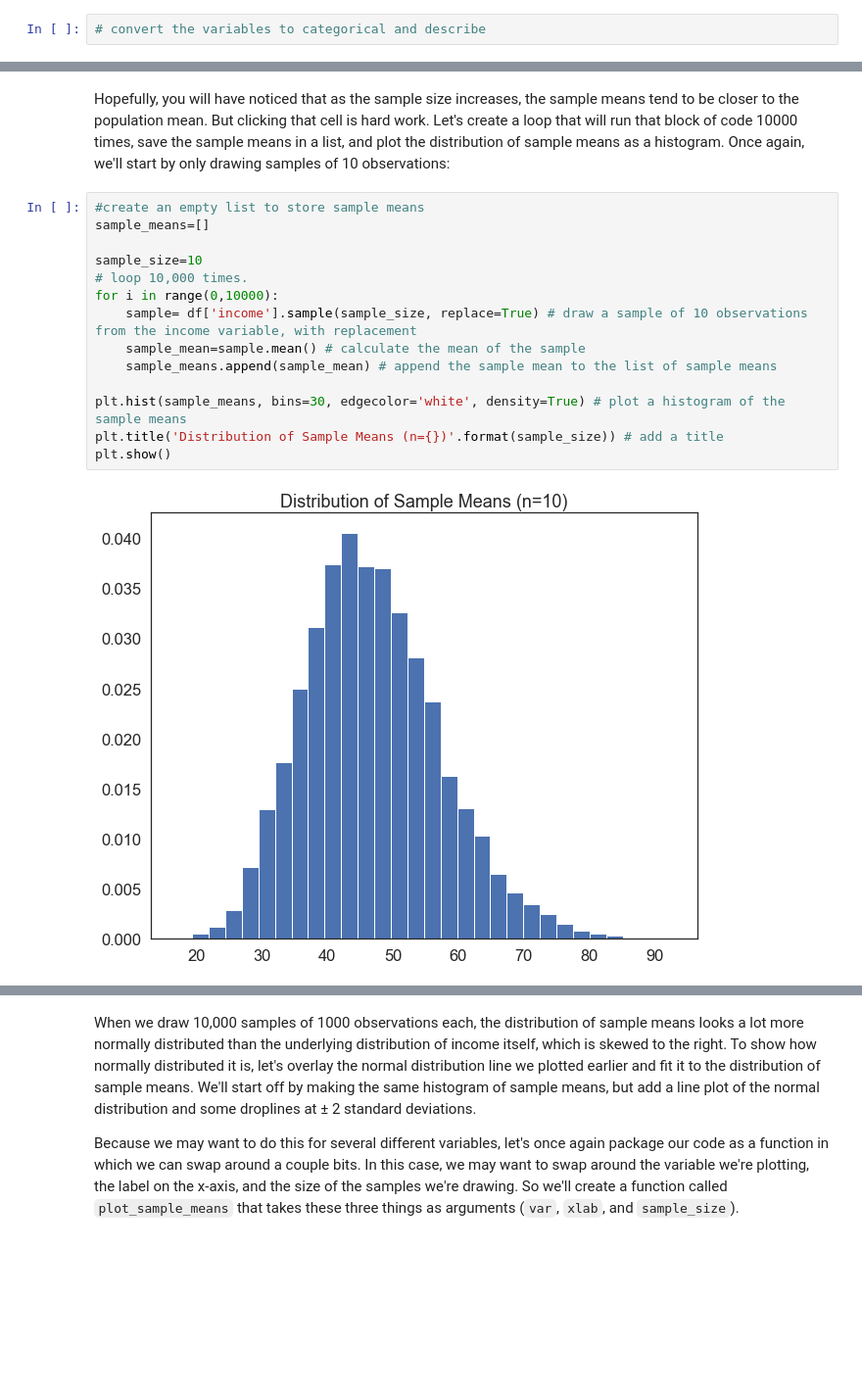
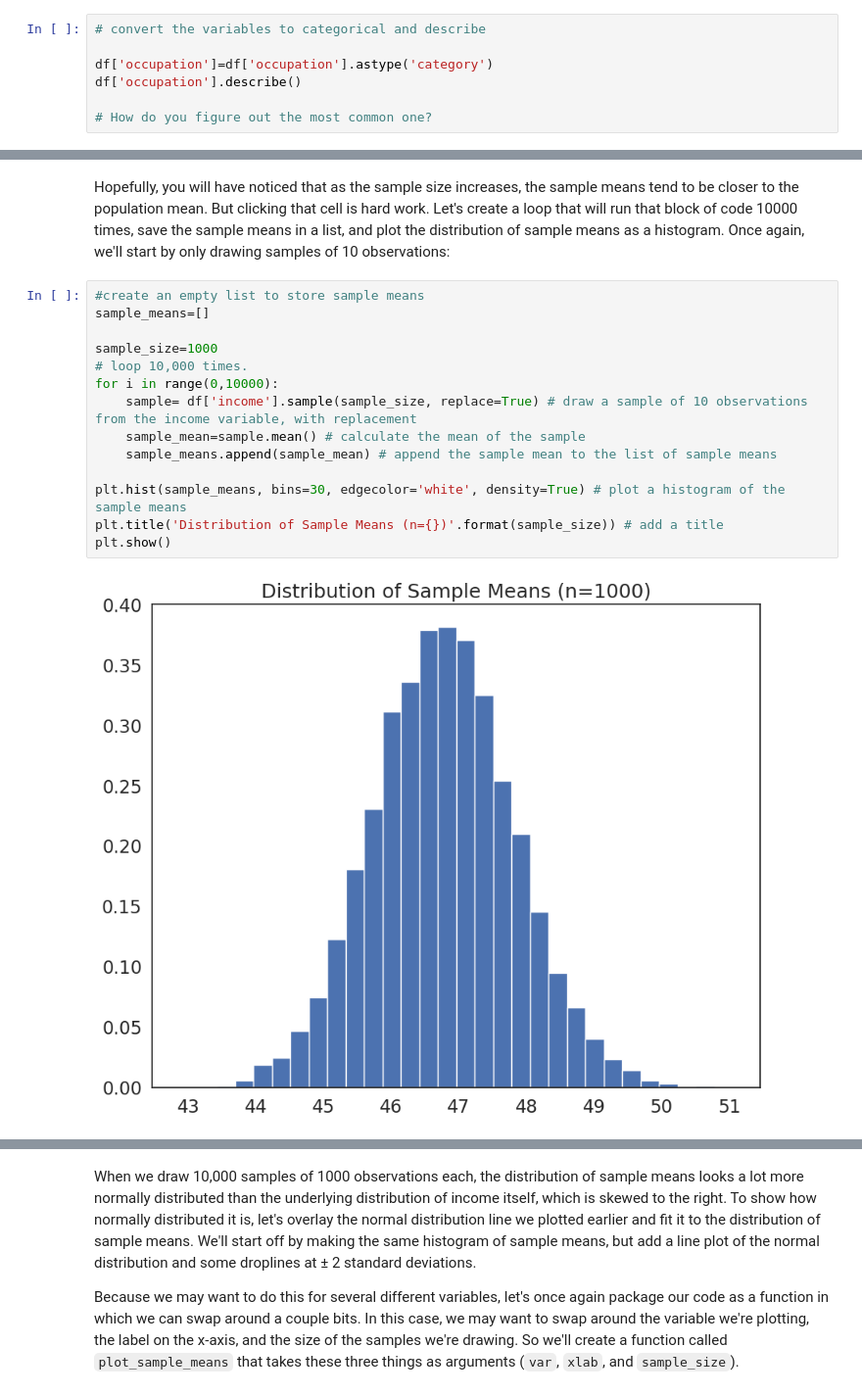
Before and after one commit to louisamukherjee/QM2, a Jupyter notebook: Copy_of_W5_Distributions_and_Basic_Statistics.ipynb, the cells around one changed output, grey strips where cells are left out. Shown: that part at 98% size. Saved outputs shown, nothing was run; the diff lists cells and outputs as text; blank space fills up the shorter version.

```diff
--- a/Copy_of_W5_Distributions_and_Basic_Statistics.ipynb
+++ b/Copy_of_W5_Distributions_and_Basic_Statistics.ipynb
@@ -170,3 +178,8 @@ Name: race, dtype: int64
 what other variables are categorical? Convert them to categorical and describe. What is the most common occupation in this dataset?
 # %%
 # convert the variables to categorical and describe
+
+df['occupation']=df['occupation'].astype('category')
+df['occupation'].describe()
+
+# How do you figure out the most common one?
@@ -368,19 +406,19 @@ Hopefully, you will have noticed that as the sample size increases, the sample m
 # %%
 #create an empty list to store sample means
 sample_means=[]
 
-sample_size=10
+sample_size=1000
 # loop 10,000 times.
 for i in range(0,10000):
     sample= df['income'].sample(sample_size, replace=True) # draw a sample of 10 observations from the income variable, with replacement
     sample_mean=sample.mean() # calculate the mean of the sample
     sample_means.append(sample_mean) # append the sample mean to the list of sample means
 
 plt.hist(sample_means, bins=30, edgecolor='white', density=True) # plot a histogram of the sample means
 plt.title('Distribution of Sample Means (n={})'.format(sample_size)) # add a title
 plt.show()
 # %% [output]
-[figure, old version]
+[figure, new version]
 # %% [markdown]
 ### Exercise
 
```
Also changed, not shown: parts of 21 cells of this notebook.
